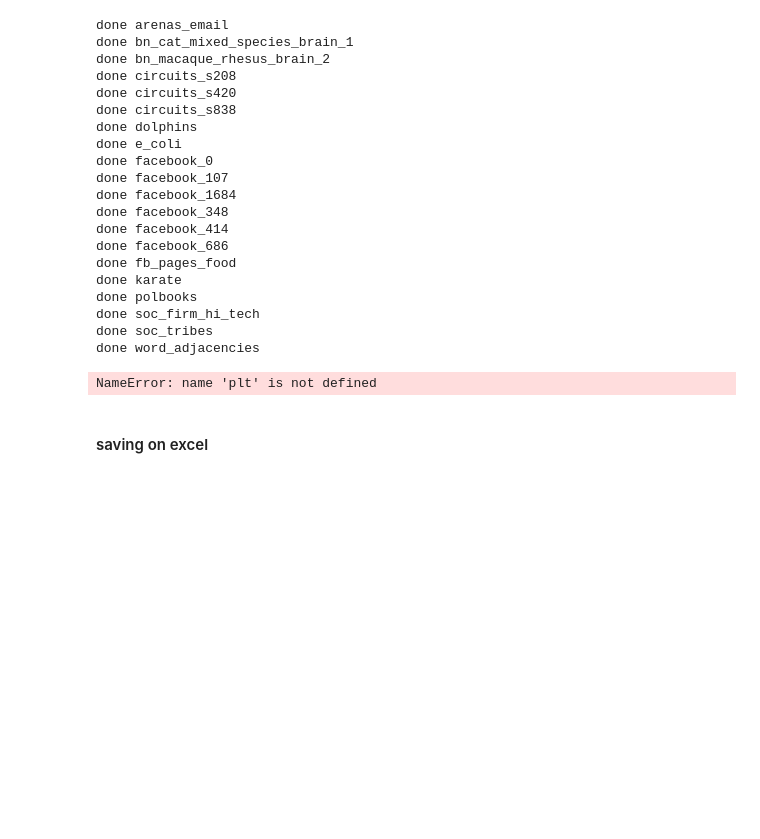
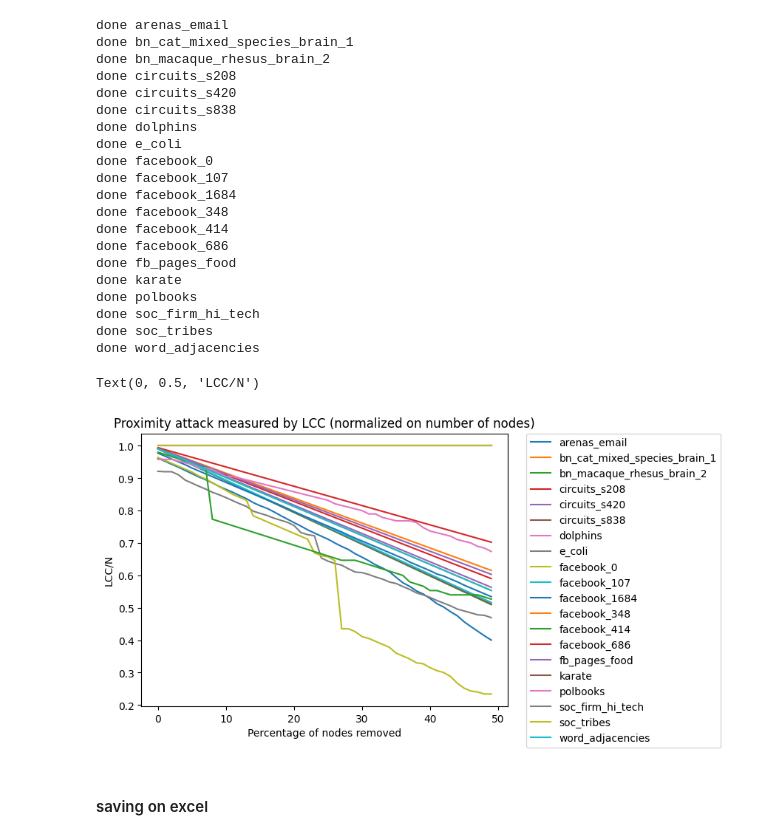
Before and after one commit to raysas/network-disintegration-attacks, a Jupyter notebook: code/real_attack.ipynb, the cells around one changed output. Cells and saved outputs as stored; diff of their text form; code cells hidden in the pictures; blank space fills up the shorter version.

```diff
--- a/code/real_attack.ipynb
+++ b/code/real_attack.ipynb
@@ -1628,35 +1589,58 @@ done soc_firm_hi_tech
 done soc_tribes
 done word_adjacencies
 # %%
-#plot
+#attacks:::;
 
-plt.plot(list(proximity_centrality_sorted_arenas_email[0].keys()), list(proximity_centrality_sorted_arenas_email[0].values()), label='arenas_email')
-plt.plot(list(proximity_centrality_sorted_bn_cat_mixed_species_brain_1[0].keys()), list(proximity_centrality_sorted_bn_cat_mixed_species_brain_1[0].values()), label='bn_cat_mixed_species_brain_1')
-plt.plot(list(proximity_centrality_sorted_bn_macaque_rhesus_brain_2[0].keys()), list(proximity_centrality_sorted_bn_macaque_rhesus_brain_2[0].values()), label='bn_macaque_rhesus_brain_2')
-plt.plot(list(proximity_centrality_sorted_circuits_s208[0].keys()), list(proximity_centrality_sorted_circuits_s208[0].values()), label='circuits_s208')
-plt.plot(list(proximity_centrality_sorted_circuits_s420[0].keys()), list(proximity_centrality_sorted_circuits_s420[0].values()), label='circuits_s420')
-plt.plot(list(proximity_centrality_sorted_circuits_s838[0].keys()), list(proximity_centrality_sorted_circuits_s838[0].values()), label='circuits_s838')
-plt.plot(list(proximity_centrality_sorted_dolphins[0].keys()), list(proximity_centrality_sorted_dolphins[0].values()), label='dolphins')
-plt.plot(list(proximity_centrality_sorted_e_coli[0].keys()), list(proximity_centrality_sorted_e_coli[0].values()), label='e_coli')
-plt.plot(list(proximity_centrality_sorted_facebook_0[0].keys()), list(proximity_centrality_sorted_facebook_0[0].values()), label='facebook_0')
-plt.plot(list(proximity_centrality_sorted_facebook_107[0].keys()), list(proximity_centrality_sorted_facebook_107[0].values()), label='facebook_107')
-plt.plot(list(proximity_centrality_sorted_facebook_1684[0].keys()), list(proximity_centrality_sorted_facebook_1684[0].values()), label='facebook_1684')
-plt.plot(list(proximity_centrality_sorted_facebook_348[0].keys()), list(proximity_centrality_sorted_facebook_348[0].values()), label='facebook_348')
-plt.plot(list(proximity_centrality_sorted_facebook_414[0].keys()), list(proximity_centrality_sorted_facebook_414[0].values()), label='facebook_414')
-plt.plot(list(proximity_centrality_sorted_facebook_686[0].keys()), list(proximity_centrality_sorted_facebook_686[0].values()), label='facebook_686')
-plt.plot(list(proximity_centrality_sorted_fb_pages_food[0].keys()), list(proximity_centrality_sorted_fb_pages_food[0].values()), label='fb_pages_food')
-plt.plot(list(proximity_centrality_sorted_karate[0].keys()), list(proximity_centrality_sorted_karate[0].values()), label='karate')
-plt.plot(list(proximity_centrality_sorted_polbooks[0].keys()), list(proximity_centrality_sorted_polbooks[0].values()), label='polbooks')
-plt.plot(list(proximity_centrality_sorted_soc_firm_hi_tech[0].keys()), list(proximity_centrality_sorted_soc_firm_hi_tech[0].values()), label='soc_firm_hi_tech')
-plt.plot(list(proximity_centrality_sorted_soc_tribes[0].keys()), list(proximity_centrality_sorted_soc_tribes[0].values()), label='soc_tribes')
-plt.plot(list(proximity_centrality_sorted_word_adjacencies[0].keys()), list(proximity_centrality_sorted_word_adjacencies[0].values()), label='word_adjacencies')
-# plt.plot(list(proximity_centrality_sorted_er_graph[0].keys()), list(proximity_centrality_sorted_er_graph[0].values()), label='er_graph')
-plt.title("Proximity centrality")
+proximity_attack_arenas_email = attack(arenas_email, proximity_centrality_sorted_arenas_email_nodes)
+proximity_attack_bn_cat_mixed_species_brain_1 = attack(bn_cat_mixed_species_brain_1, proximity_centrality_sorted_bn_cat_mixed_species_brain_1_nodes)
+proximity_attack_bn_macaque_rhesus_brain_2 = attack(bn_macaque_rhesus_brain_2, proximity_centrality_sorted_bn_macaque_rhesus_brain_2_nodes)
+proximity_attack_circuits_s208 = attack(circuits_s208, proximity_centrality_sorted_circuits_s208_nodes)
+proximity_attack_circuits_s420 = attack(circuits_s420, proximity_centrality_sorted_circuits_s420_nodes)
+proximity_attack_circuits_s838 = attack(circuits_s838, proximity_centrality_sorted_circuits_s838_nodes)
+proximity_attack_dolphins = attack(dolphins, proximity_centrality_sorted_dolphins_nodes)
+proximity_attack_e_coli = attack(e_coli, proximity_centrality_sorted_e_coli_nodes)
+proximity_attack_facebook_0 = attack(facebook_0, proximity_centrality_sorted_facebook_0_nodes)
+proximity_attack_facebook_107 = attack(facebook_107, proximity_centrality_sorted_facebook_107_nodes)
+proximity_attack_facebook_1684 = attack(facebook_1684, proximity_centrality_sorted_facebook_1684_nodes)
+proximity_attack_facebook_348 = attack(facebook_348, proximity_centrality_sorted_facebook_348_nodes)
+proximity_attack_facebook_414 = attack(facebook_414, proximity_centrality_sorted_facebook_414_nodes)
+proximity_attack_facebook_686 = attack(facebook_686, proximity_centrality_sorted_facebook_686_nodes)
+proximity_attack_fb_pages_food = attack(fb_pages_food, proximity_centrality_sorted_fb_pages_food_nodes)
+proximity_attack_karate = attack(karate, proximity_centrality_sorted_karate_nodes)
+proximity_attack_polbooks = attack(polbooks, proximity_centrality_sorted_polbooks_nodes)
+proximity_attack_soc_firm_hi_tech = attack(soc_firm_hi_tech, proximity_centrality_sorted_soc_firm_hi_tech_nodes)
+proximity_attack_soc_tribes = attack(soc_tribes, proximity_centrality_sorted_soc_tribes_nodes)
+proximity_attack_word_adjacencies = attack(word_adjacencies, proximity_centrality_sorted_word_adjacencies_nodes)
+
+#plotting all networks
+plt.plot(list(proximity_attack_arenas_email[0].keys()), list(proximity_attack_arenas_email[0].values()), label='arenas_email')
+plt.plot(list(proximity_attack_bn_cat_mixed_species_brain_1[0].keys()), list(proximity_attack_bn_cat_mixed_species_brain_1[0].values()), label='bn_cat_mixed_species_brain_1')
+plt.plot(list(proximity_attack_bn_macaque_rhesus_brain_2[0].keys()), list(proximity_attack_bn_macaque_rhesus_brain_2[0].values()), label='bn_macaque_rhesus_brain_2')
+plt.plot(list(proximity_attack_circuits_s208[0].keys()), list(proximity_attack_circuits_s208[0].values()), label='circuits_s208')
+plt.plot(list(proximity_attack_circuits_s420[0].keys()), list(proximity_attack_circuits_s420[0].values()), label='circuits_s420')
+plt.plot(list(proximity_attack_circuits_s838[0].keys()), list(proximity_attack_circuits_s838[0].values()), label='circuits_s838')
+plt.plot(list(proximity_attack_dolphins[0].keys()), list(proximity_attack_dolphins[0].values()), label='dolphins')
+plt.plot(list(proximity_attack_e_coli[0].keys()), list(proximity_attack_e_coli[0].values()), label='e_coli')
+plt.plot(list(proximity_attack_facebook_0[0].keys()), list(proximity_attack_facebook_0[0].values()), label='facebook_0')
+plt.plot(list(proximity_attack_facebook_107[0].keys()), list(proximity_attack_facebook_107[0].values()), label='facebook_107')
+plt.plot(list(proximity_attack_facebook_1684[0].keys()), list(proximity_attack_facebook_1684[0].values()), label='facebook_1684')
+plt.plot(list(proximity_attack_facebook_348[0].keys()), list(proximity_attack_facebook_348[0].values()), label='facebook_348')
+plt.plot(list(proximity_attack_facebook_414[0].keys()), list(proximity_attack_facebook_414[0].values()), label='facebook_414')
+plt.plot(list(proximity_attack_facebook_686[0].keys()), list(proximity_attack_facebook_686[0].values()), label='facebook_686')
+plt.plot(list(proximity_attack_fb_pages_food[0].keys()), list(proximity_attack_fb_pages_food[0].values()), label='fb_pages_food')
+plt.plot(list(proximity_attack_karate[0].keys()), list(proximity_attack_karate[0].values()), label='karate')
+plt.plot(list(proximity_attack_polbooks[0].keys()), list(proximity_attack_polbooks[0].values()), label='polbooks')
+plt.plot(list(proximity_attack_soc_firm_hi_tech[0].keys()), list(proximity_attack_soc_firm_hi_tech[0].values()), label='soc_firm_hi_tech')
+plt.plot(list(proximity_attack_soc_tribes[0].keys()), list(proximity_attack_soc_tribes[0].values()), label='soc_tribes')
+plt.plot(list(proximity_attack_word_adjacencies[0].keys()), list(proximity_attack_word_adjacencies[0].values()), label='word_adjacencies')
+
+plt.title("Proximity attack measured by LCC (normalized on number of nodes)")
 plt.legend(bbox_to_anchor=(1.05, 1), loc='upper left', borderaxespad=0.)
-plt.xlabel('percentage of nodes removed')
-plt.ylabel('Proximity centrality')
+plt.xlabel('Percentage of nodes removed')
+plt.ylabel('LCC/N')
 # %% [output]
-NameError: name 'plt' is not defined
+Text(0, 0.5, 'LCC/N')
+[figure, added]
 # %% [markdown]
 #### saving on excel
 # %%
```
Also changed, not shown: parts of 5 cells of this notebook, 3 other files.
